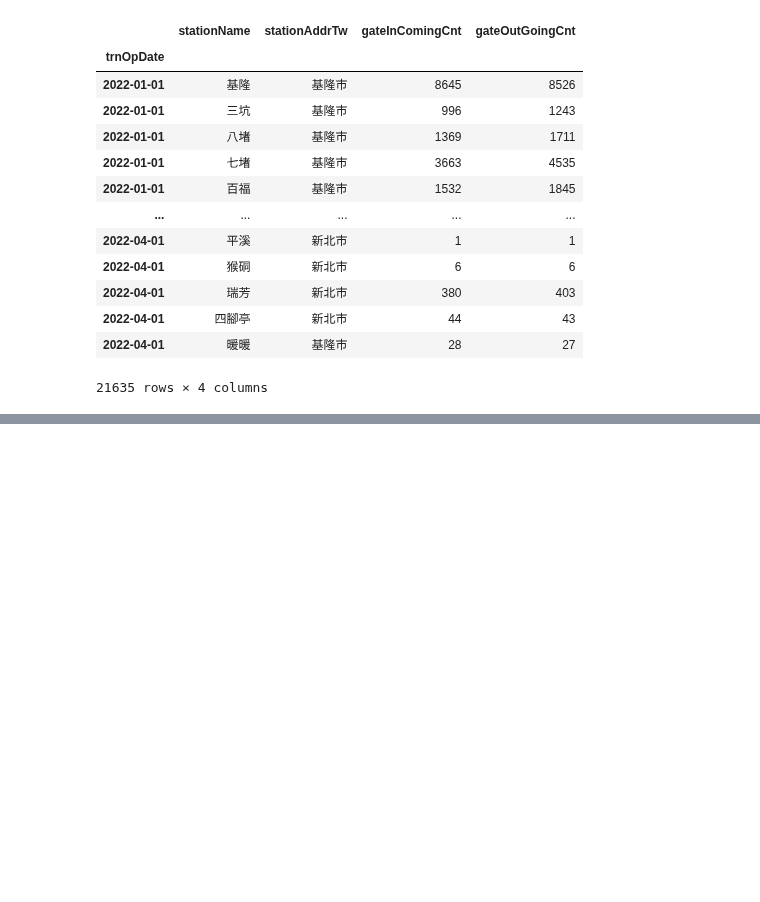
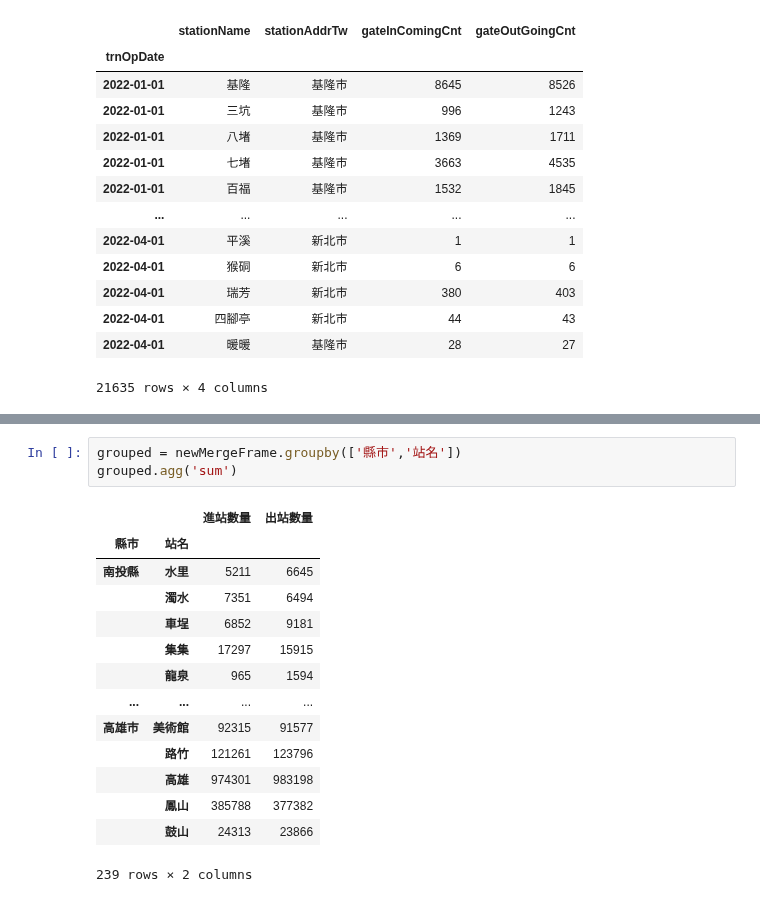
Before and after one commit to roberthsu2003/PythonForDataAnalysis, a Jupyter notebook: 星期13/lesson19_2.ipynb, the cells around one changed output, grey strips where cells are left out. Drawn from its saved outputs; the diff is of its cells as text; blank space fills up the shorter version.

```diff
--- a/星期13/lesson19_2.ipynb
+++ b/星期13/lesson19_2.ipynb
@@ -239,3 +240,21 @@ newMergeFrame
 | 2022-04-01 | 四腳亭 | 新北市 | 44 | 43 |
 | 2022-04-01 | 暖暖 | 基隆市 | 28 | 27 |
 21635 rows × 4 columns
+# %%
+grouped = newMergeFrame.groupby(['縣市','站名'])
+grouped.agg('sum')
+# %% [output]
+|  |  | 進站數量 | 出站數量 |
+| 縣市 | 站名 |  |  |
+| 南投縣 | 水里 | 5211 | 6645 |
+|  | 濁水 | 7351 | 6494 |
+|  | 車埕 | 6852 | 9181 |
+|  | 集集 | 17297 | 15915 |
+|  | 龍泉 | 965 | 1594 |
+| ... | ... | ... | ... |
+| 高雄市 | 美術館 | 92315 | 91577 |
+|  | 路竹 | 121261 | 123796 |
+|  | 高雄 | 974301 | 983198 |
+|  | 鳳山 | 385788 | 377382 |
+|  | 鼓山 | 24313 | 23866 |
+239 rows × 2 columns
```
Also changed, not shown: parts of 1 cell of this notebook.
